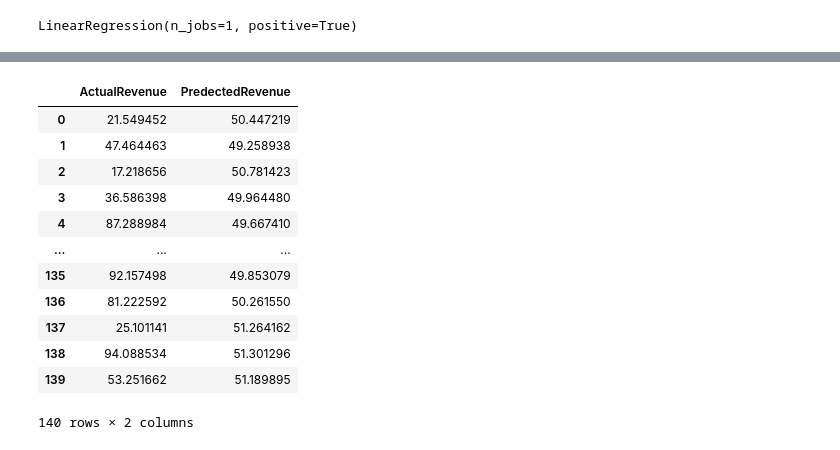
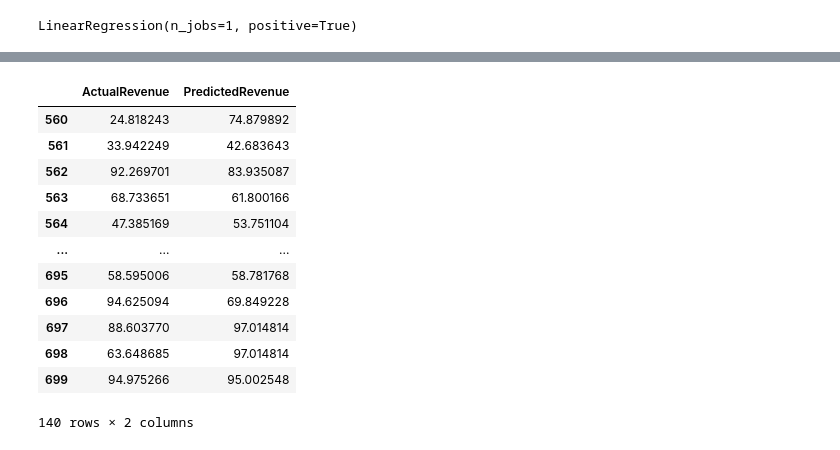
Before and after one commit to Fawazaro213/regressor-project, a Jupyter notebook: regressor-problem.ipynb, the cells around one changed output, grey strips where cells are left out. Saved outputs shown, nothing was run; the diff lists cells and outputs as text; code cells hidden in the pictures.

```diff
--- a/regressor-problem.ipynb
+++ b/regressor-problem.ipynb
@@ -428,19 +428,19 @@ result
 # %%
 df_preds = pd.DataFrame()
-df_preds["ActualRevenue"] = df["y"][:140]
-df_preds["PredectedRevenue"] = y_preds
+df_preds["ActualRevenue"] = df["y"].tail(140)
+df_preds["PredictedRevenue"] = y_preds
 df_preds
 # %% [output]
-|  | ActualRevenue | PredectedRevenue |
-| 0 | 21.549452 | 50.447219 |
-| 1 | 47.464463 | 49.258938 |
-| 2 | 17.218656 | 50.781423 |
-| 3 | 36.586398 | 49.964480 |
-| 4 | 87.288984 | 49.667410 |
+|  | ActualRevenue | PredictedRevenue |
+| 560 | 24.818243 | 74.879892 |
+| 561 | 33.942249 | 42.683643 |
+| 562 | 92.269701 | 83.935087 |
+| 563 | 68.733651 | 61.800166 |
+| 564 | 47.385169 | 53.751104 |
 | ... | ... | ... |
-| 135 | 92.157498 | 49.853079 |
-| 136 | 81.222592 | 50.261550 |
-| 137 | 25.101141 | 51.264162 |
-| 138 | 94.088534 | 51.301296 |
-| 139 | 53.251662 | 51.189895 |
+| 695 | 58.595006 | 58.781768 |
+| 696 | 94.625094 | 69.849228 |
+| 697 | 88.603770 | 97.014814 |
+| 698 | 63.648685 | 97.014814 |
+| 699 | 94.975266 | 95.002548 |
 140 rows × 2 columns
```
Also changed, not shown: parts of 7 cells of this notebook.
